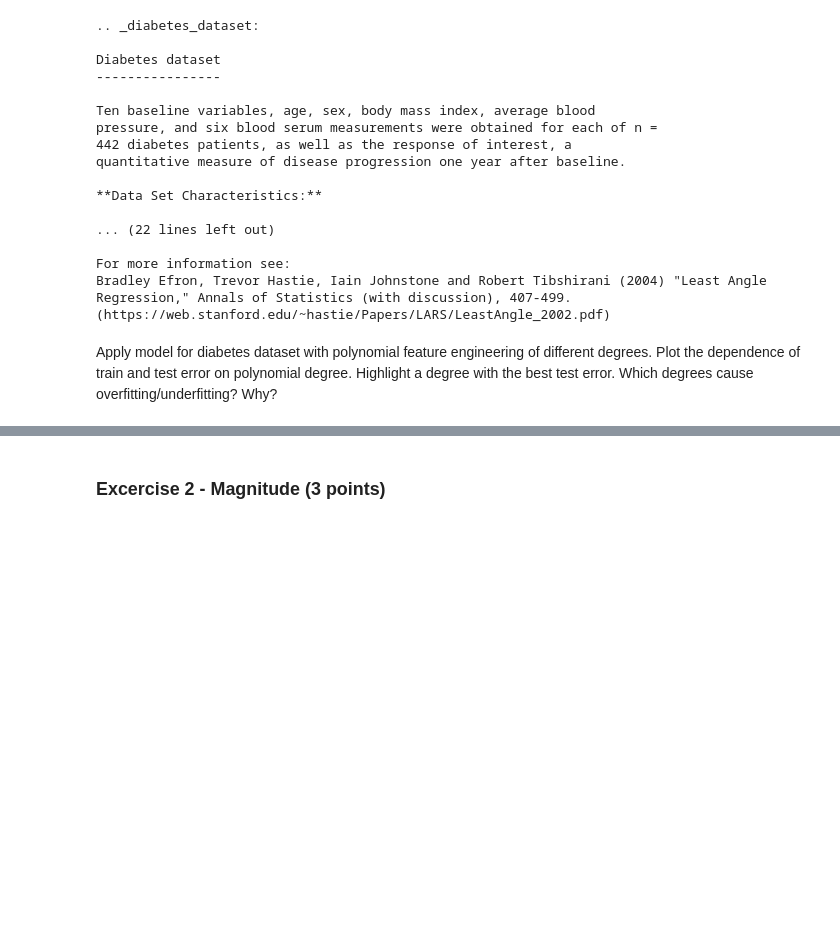
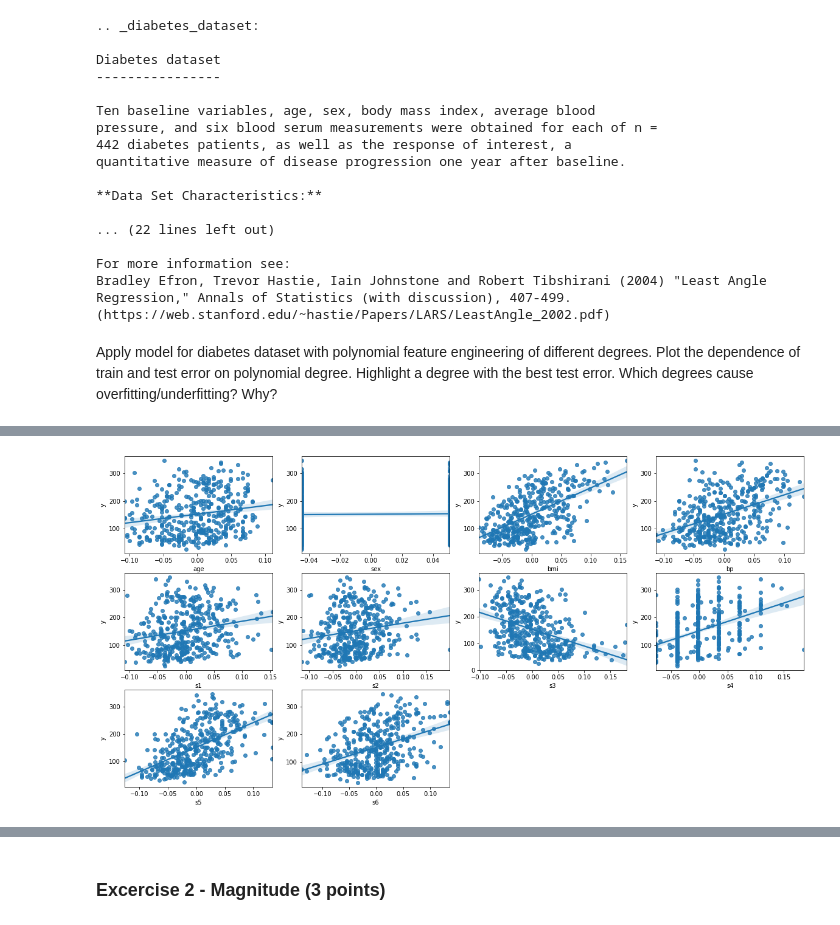
Before and after one commit to OksanaZaitseva/rsschool, a Jupyter notebook: 4_overfitting_regularization/overfitting_regularization_23.03.ipynb, the cells around one changed output, grey strips where cells are left out. Cells and saved outputs as stored; diff of their text form; code cells hidden in the pictures; blank space fills up the shorter version.

```diff
--- a/4_overfitting_regularization/overfitting_regularization_23.03.ipynb
+++ b/4_overfitting_regularization/overfitting_regularization_23.03.ipynb
@@ -372,0 +384,11 @@ X_train, X_valid, y_train, y_valid = train_test_split(X_diabetes, y_diabetes, te
+# %%
+# Проанализируем взаимосвязь целевой переменной с независимыми переменными
+
+plt.figure(figsize=(20, 10))
+for x, y in enumerate(X_train.columns):
+  plt.subplot(3,4,x+1)
+  sns.regplot(x=X_train[y], y=y_train, label=y)
+  plt.xlabel(y)
+  plt.ylabel('y')
+# %% [output]
+[figure, added]
```
Also changed, not shown: parts of 43 cells of this notebook.
